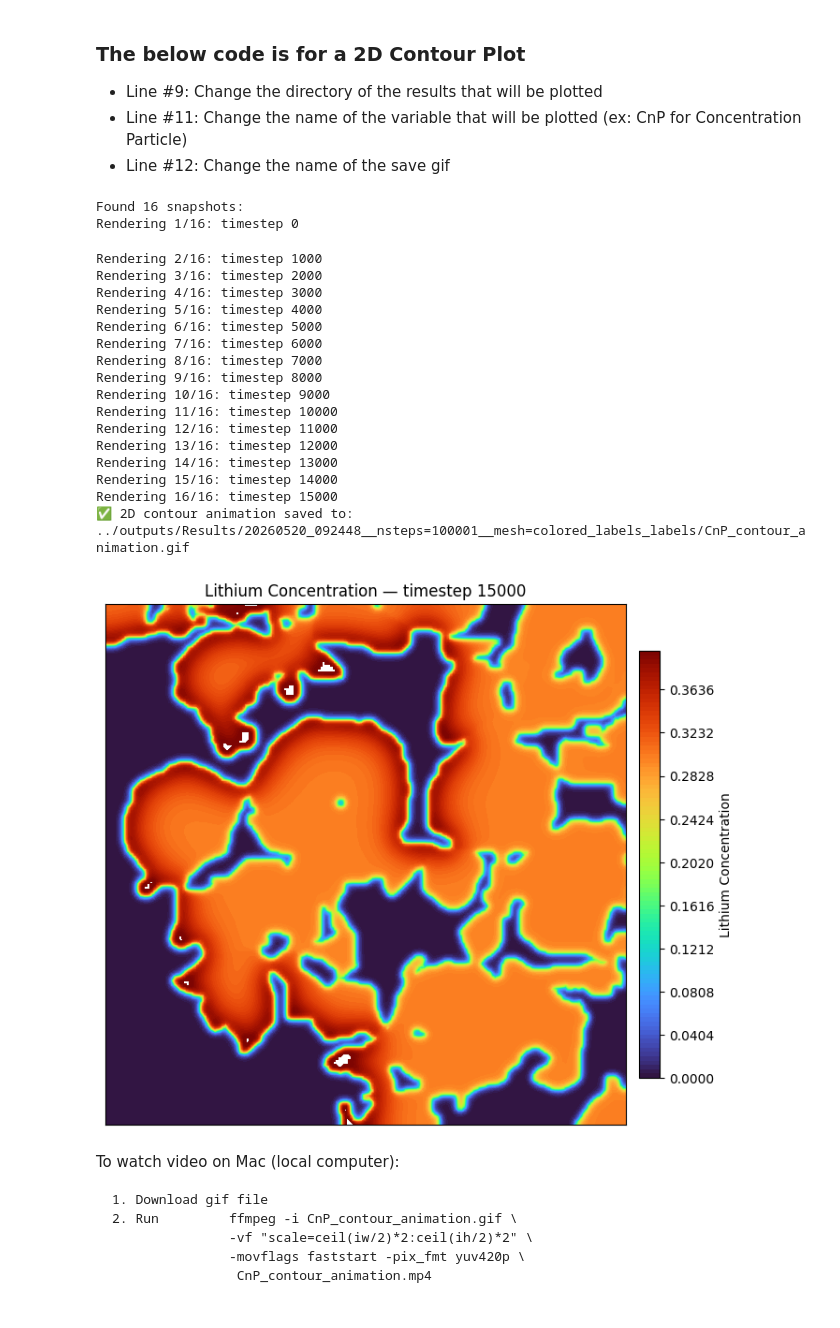
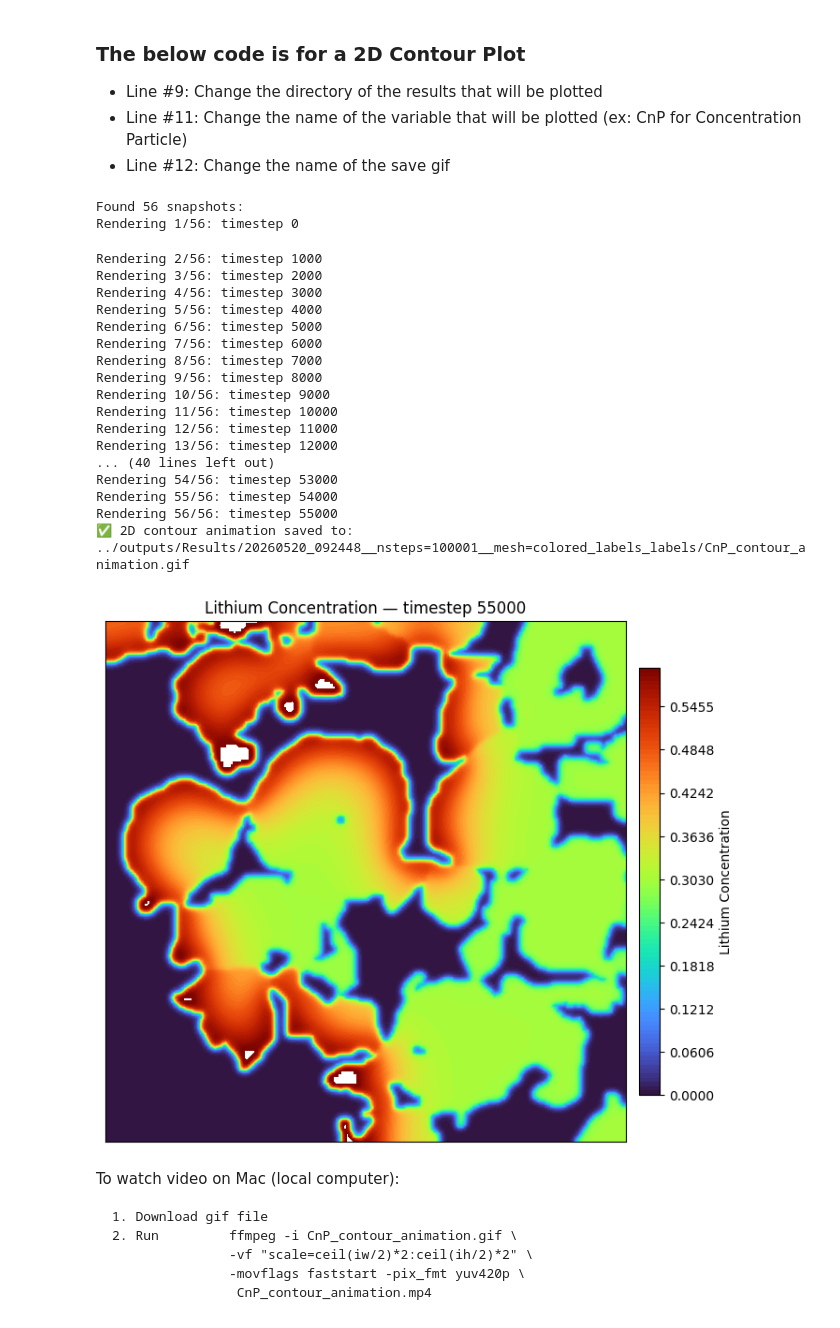
Before and after one commit to trahman64/BESFEM, a Jupyter notebook: plotting/timestep_plot.ipynb, the cells around one changed output. Cells and saved outputs as stored; diff of their text form; code cells hidden in the pictures.

```diff
--- a/plotting/timestep_plot.ipynb
+++ b/plotting/timestep_plot.ipynb
@@ -153,8 +153,8 @@ ax.set_xticks([]); ax.set_yticks([])
 plt.tight_layout()
 
 # ✅ Fixed normalization and levels
-norm = Normalize(vmin=0.0, vmax=0.45)
-levels = np.linspace(0, 0.45, 100)
+norm = Normalize(vmin=0.0, vmax=0.80)
+levels = np.linspace(0, 0.80, 100)
 
 # Dummy contour for fixed 0–1 colorbar
 dummy = ax.tricontourf(X, Y, np.zeros_like(X), levels=levels, cmap='turbo', norm=norm)
@@ -163,52 +163,53 @@ cbar.set_label("Lithium Concentration")
 ax.clear()
 
 # --- Create GIF writer ---
 with imageio.get_writer(output_gif, mode='I', fps=5) as writer:
     for i, fname in enumerate(files):
         step_str = os.path.basename(fname).split("_")[-1]
         timestep = int(step_str)
         print(f"Rendering {i+1}/{len(files)}: timestep {timestep}")
 
         # Load MFEM GridFunction data
         gf = mfem.GridFunction(mesh, fname)
         Z = gf.GetDataArray()
 
-        Z = np.clip(Z, 0.0, 0.45) # Forcing values within [0, 0.45]
+        Z = np.clip(Z, 0.0, 0.80) # Forcing values within [0, 0.80]
 
         ax.clear()
         cntr = ax.tricontourf(X, Y, Z, levels=levels, cmap='turbo', norm=norm)
         ax.set_aspect('equal', adjustable='box')
         ax.set_xticks([]); ax.set_yticks([])
         ax.set_title(f"Lithium Concentration — timestep {timestep}")
 
         # Save frame to temp file
         frame_path = "temp_frame.png"
         plt.savefig(frame_path, dpi=100, bbox_inches='tight')
         writer.append_data(imageio.imread(frame_path))
 
 # Clean up temporary frame
 os.remove("temp_frame.png")
 print(f"✅ 2D contour animation saved to: {output_gif}")
 # %% [output]
-Found 16 snapshots:
-Rendering 1/16: timestep 0
+Found 56 snapshots:
+Rendering 1/56: timestep 0
-Rendering 2/16: timestep 1000
-Rendering 3/16: timestep 2000
-Rendering 4/16: timestep 3000
-Rendering 5/16: timestep 4000
-Rendering 6/16: timestep 5000
-Rendering 7/16: timestep 6000
-Rendering 8/16: timestep 7000
-Rendering 9/16: timestep 8000
-Rendering 10/16: timestep 9000
-Rendering 11/16: timestep 10000
-Rendering 12/16: timestep 11000
-Rendering 13/16: timestep 12000
-Rendering 14/16: timestep 13000
-Rendering 15/16: timestep 14000
-Rendering 16/16: timestep 15000
+Rendering 2/56: timestep 1000
+Rendering 3/56: timestep 2000
+Rendering 4/56: timestep 3000
+Rendering 5/56: timestep 4000
+Rendering 6/56: timestep 5000
+Rendering 7/56: timestep 6000
+Rendering 8/56: timestep 7000
+Rendering 9/56: timestep 8000
+Rendering 10/56: timestep 9000
+Rendering 11/56: timestep 10000
+Rendering 12/56: timestep 11000
+Rendering 13/56: timestep 12000
+... (40 lines left out)
+Rendering 54/56: timestep 53000
+Rendering 55/56: timestep 54000
+Rendering 56/56: timestep 55000
 ✅ 2D contour animation saved to: ../outputs/Results/20260520_092448__nsteps=100001__mesh=colored_labels_labels/CnP_contour_animation.gif
-[figure, old version]
+[figure, new version]
 # %% [markdown]
 To watch video on Mac (local computer):
 
```
Also changed, not shown: 4 other files.
